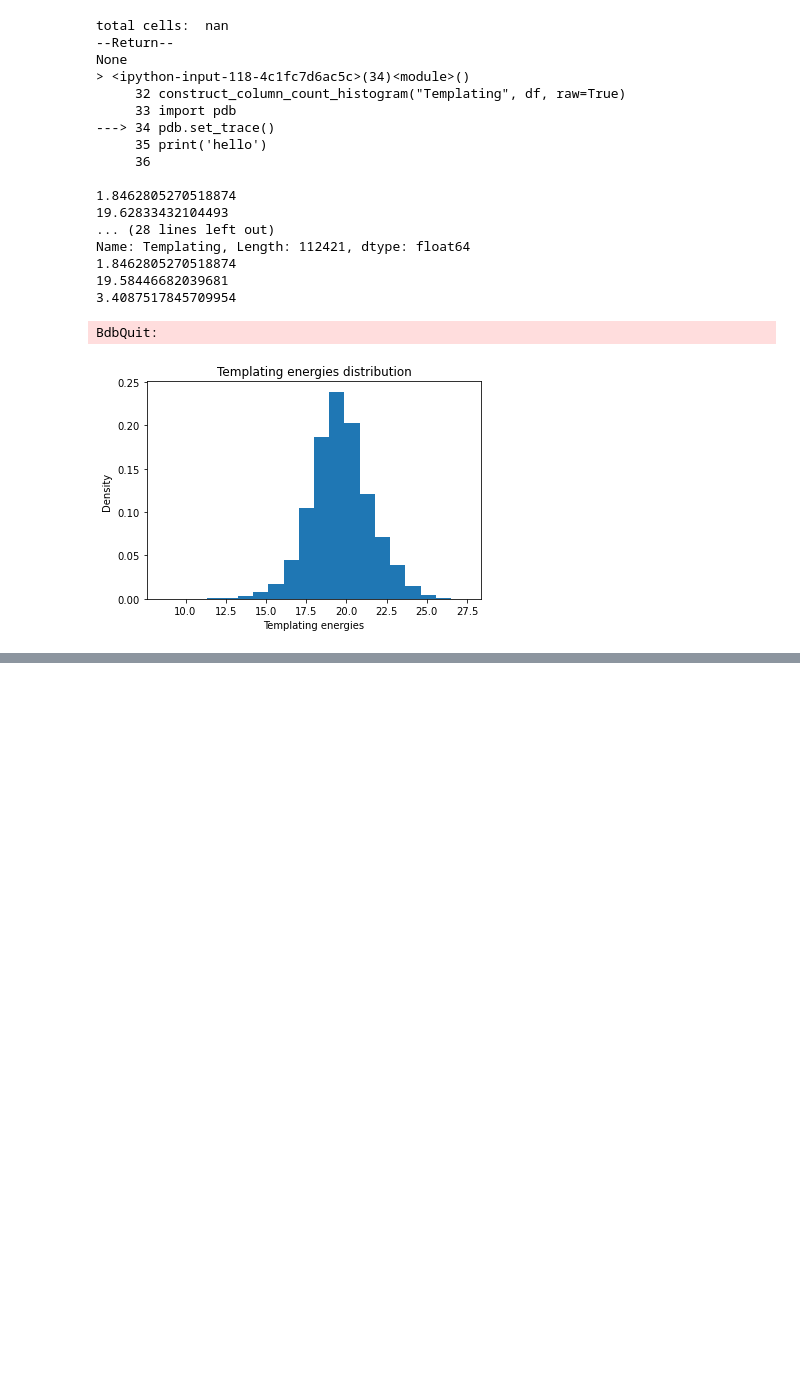
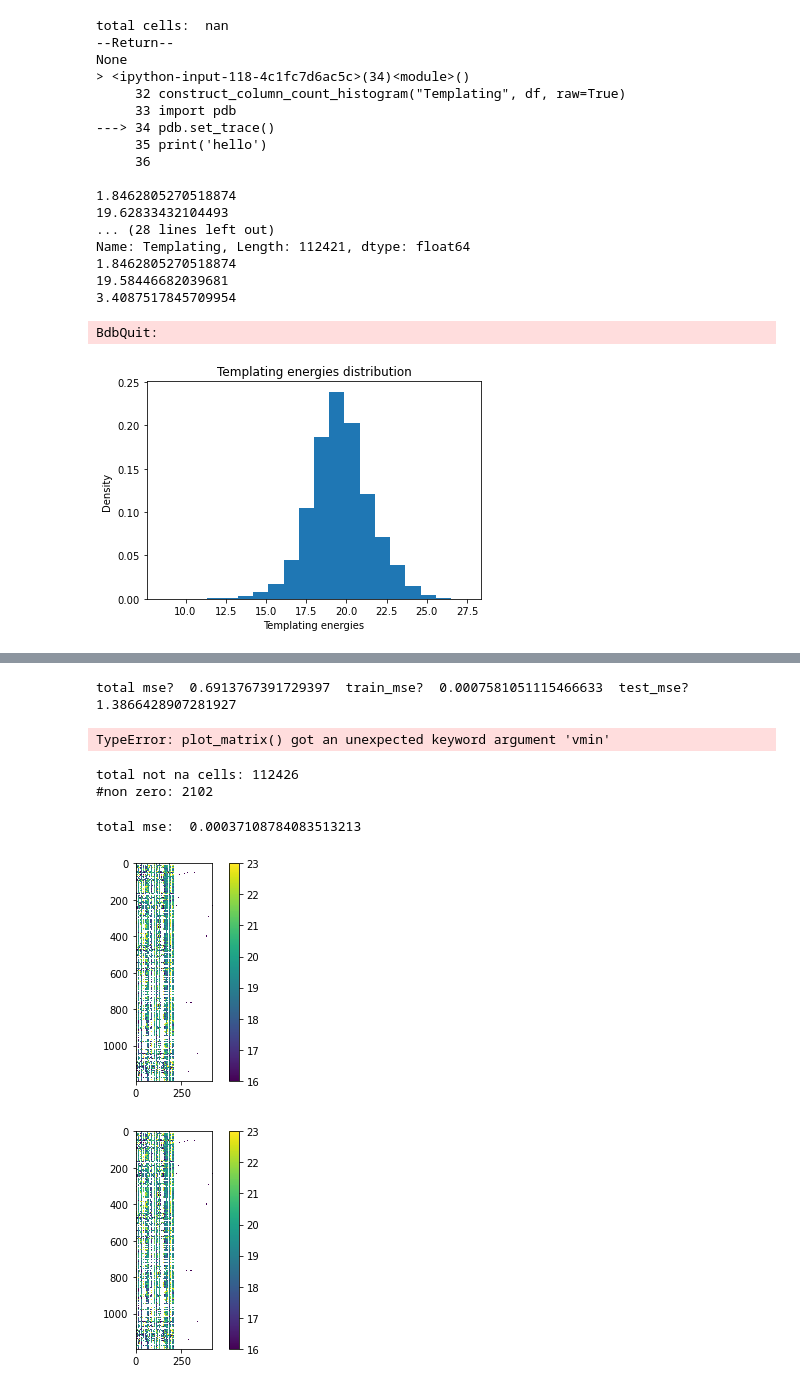
Before and after one commit to YitongTseo/Zeolite-Phase-Competition, a Jupyter notebook: code/matrix_completion.ipynb, the cells around one changed output, grey strips where cells are left out. Cells and saved outputs as stored; diff of their text form; code cells hidden in the pictures; blank space fills up the shorter version.

```diff
--- a/code/matrix_completion.ipynb
+++ b/code/matrix_completion.ipynb
@@ -210,0 +244,51 @@ SolverError: Solver 'SCS' failed. Try another solver, or solve with verbose=True
+# %%
+total_mse = calc_MSE(M, M_hat, mask)
+train_mse = calc_MSE(M, M_hat, train_mask)
+test_mse = calc_MSE(M, M_hat, test_mask)
+print("total mse? ", total_mse, " train_mse? ", train_mse, " test_mse? ", test_mse)
+
+def plot_matrix(M, mask, file_name, vmin=16, vmax=23):
+    fig, ax = plt.subplots()
+    cmap = mpl.cm.get_cmap()
+    cmap.set_bad(color="white")
+    if mask is not None:
+        inverted_mask = invert_binary_mask(mask)
+        masked_M = np.ma.masked_where(inverted_mask, M)
+    else:
+        masked_M = M
+    im = ax.imshow(masked_M, interpolation="nearest", cmap=cmap, vmin=vmin, vmax=vmax)
+    fig.colorbar(im)
+    fig.savefig(file_name + ".png", dpi=150)
+plot_matrix(M_hat, train_mask, "nuclear_norm_matrix_with_mask", vmin=16, vmax=23)
+plot_matrix(M_hat, None, "nuclear_norm_matrix_without_mask", vmin=16, vmax=23)
+# %% [output]
+total mse?  0.6913767391729397  train_mse?  0.0007581051115466633  test_mse?  1.3866428907281927
+TypeError: plot_matrix() got an unexpected keyword argument 'vmin'
+# %%
+literature_matrix = df.pivot(index="SMILES", columns="Zeolite", values="In literature?")
+print("total not na cells:", literature_matrix.notna().sum().sum())
+
+lit_M = literature_matrix.to_numpy()
+lit_mask = create_binary_mask(lit_M, True, True)
+# Total 2102 non zero lit cells... very sparse very sparse.
+print("#non zero:", np.count_nonzero(np.nan_to_num(lit_M)))
+
+concatted_M = np.concatenate((M, lit_M), axis=1)
+concatted_mask = np.concatenate((mask, lit_mask), axis=1)
+plot_matrix(concatted_M, concatted_mask, "lit_matrix")
+
+
+concatted_M_hat = nuclear_norm_solve(concatted_M, concatted_mask)
+plot_matrix(concatted_M_hat, concatted_mask, "lit_matrix_computed", vmin=0, vmax=1)
+total_mse = calc_MSE(concatted_M, concatted_M_hat, concatted_mask)
+print("total mse: ", total_mse)
+
+test_concatted_mask = np.concatenate((np.zeros(mask.shape), lit_mask), axis=1)
+test_concatted_mse = calc_MSE(concatted_M, concatted_M_hat, test_concatted_mask)
+print("test_concatted_mse: ", test_concatted_mse)
+# %% [output]
+total not na cells: 112426
+#non zero: 2102
+total mse:  0.00037108784083513213
+[figure, added]
+[figure, added]
```
Also changed, not shown: parts of 5 cells of this notebook, 7 other files.
